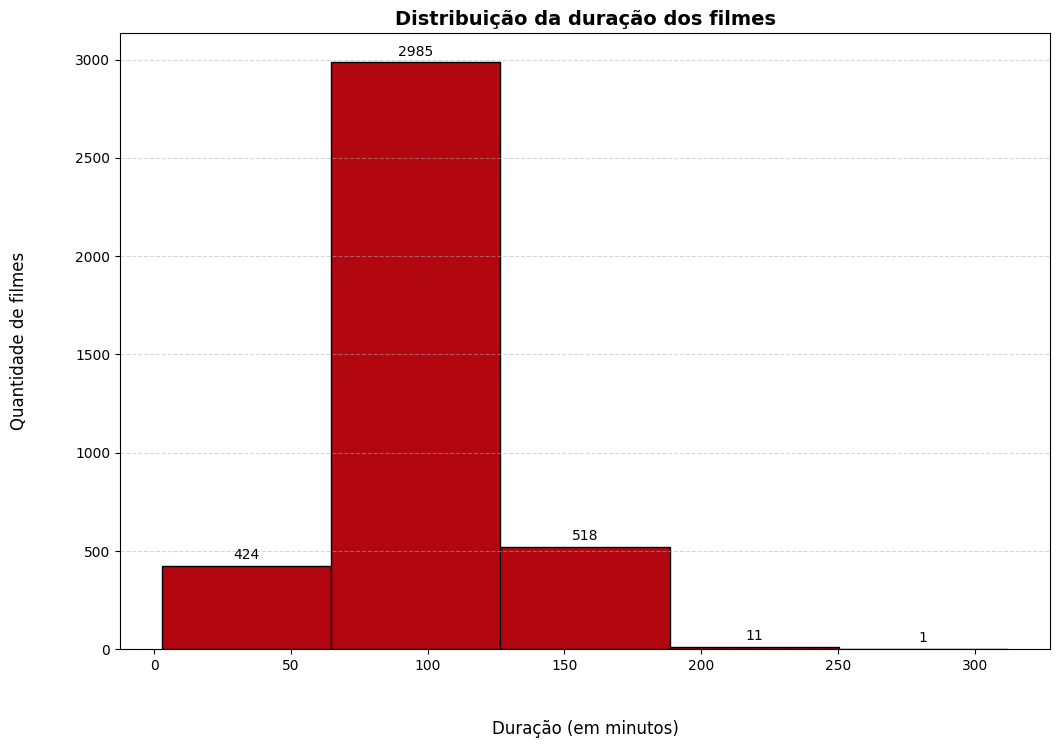
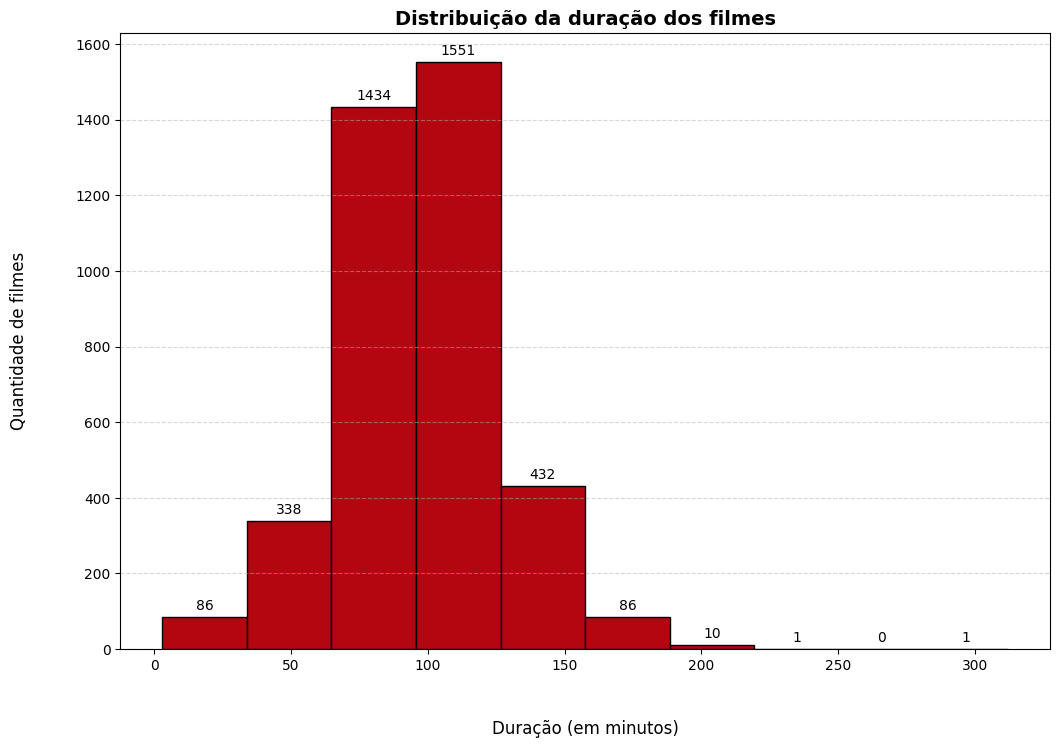
Unified diff of the notebook cell whose output changed from the first chart to the second:
--- before
+++ after
@@ -3,6 +3,6 @@
 
 # O parâmetro 'bins' define em quantas "barras/faixas" os dados serão divididos
-# para conseguirmos colocar os rótulos em cada barra, usamos _, _, para a variável armazenar o terceiro retorno do plt.hist (as barras)
-_, _, histograma = plt.hist(df_filmes['duration_num'], bins=5, color='#B20710', edgecolor='black')
+# para conseguirmos colocar os rótulos em cada barra, usamos _, _, para a variável armazenar o terceiro retorno do plt.hist (ou seja, as barras)
+_, _, histograma = plt.hist(df_filmes['duration_num'], bins=10, color='#B20710', edgecolor='black')
 
 plt.title('Distribuição da duração dos filmes', fontsize=14, fontweight='bold') # título do gráfico

Commit: Criado usando o Colab